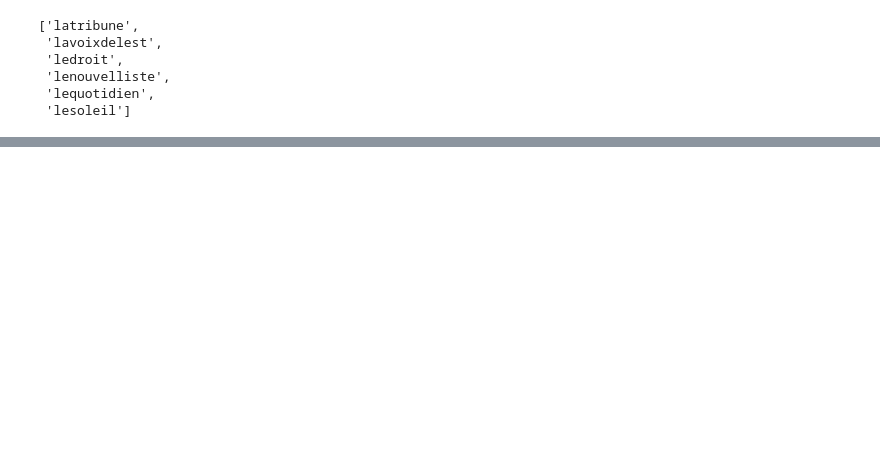
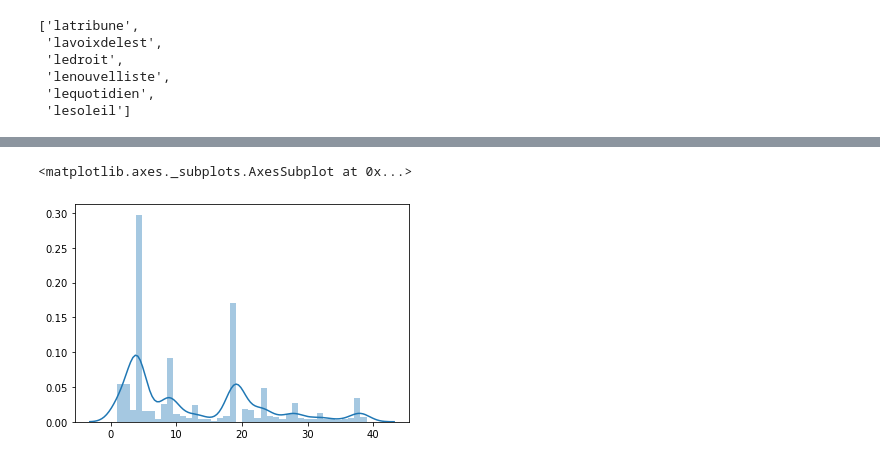
Before and after one commit to peopleOfPalay/GLO-7027-Projet, a Jupyter notebook: main.ipynb, the cells around one changed output, grey strips where cells are left out. Saved outputs shown, nothing was run; the diff lists cells and outputs as text; code cells hidden in the pictures; blank space fills up the shorter version.

```diff
--- a/main.ipynb
+++ b/main.ipynb
@@ -28,0 +114,5 @@ file_names[0]
+# %%
+sns.distplot(data_score_75)
+# %% [output]
+<matplotlib.axes._subplots.AxesSubplot at 0x...>
+[figure, added]
```
Also changed, not shown: parts of 16 cells of this notebook.
